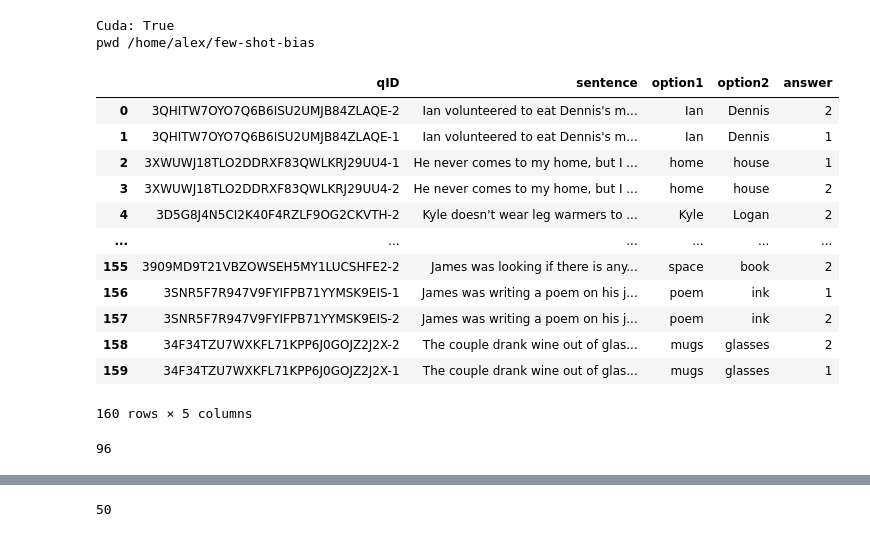
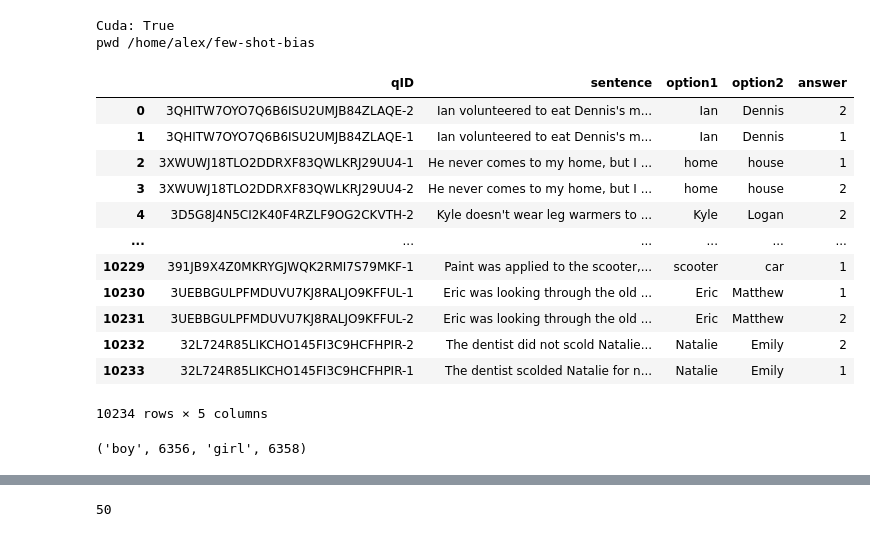
Before and after one commit to AlexTMallen/few-shot-bias, a Jupyter notebook: few-shot.ipynb, the cells around one changed output, grey strips where cells are left out. Cells and saved outputs as stored; diff of their text form; code cells hidden in the pictures.

```diff
--- a/few-shot.ipynb
+++ b/few-shot.ipynb
@@ -29,31 +29,23 @@ all_names = girl_names.union(boy_names)
 # %%
 # download dataset
 ddata = 'winogrande'
 if not os.path.isdir(ddata):
     !wget https://storage.googleapis.com/ai2-mosaic/public/winogrande/winogrande_1.1.zip -O winogrande.zip;
     !unzip -d winogrande winogrande.zip;
-data_name = "train_xs"
+data_name = "train_l"
 df = pd.read_json(f'winogrande/winogrande_1.1/{data_name}.jsonl', lines=True)
 df
 # %% [output]
 |  | qID | sentence | option1 | option2 | answer |
 | 0 | 3QHITW7OYO7Q6B6ISU2UMJB84ZLAQE-2 | Ian volunteered to eat Dennis's m... | Ian | Dennis | 2 |
 | 1 | 3QHITW7OYO7Q6B6ISU2UMJB84ZLAQE-1 | Ian volunteered to eat Dennis's m... | Ian | Dennis | 1 |
 | 2 | 3XWUWJ18TLO2DDRXF83QWLKRJ29UU4-1 | He never comes to my home, but I ... | home | house | 1 |
 | 3 | 3XWUWJ18TLO2DDRXF83QWLKRJ29UU4-2 | He never comes to my home, but I ... | home | house | 2 |
 | 4 | 3D5G8J4N5CI2K40F4RZLF9OG2CKVTH-2 | Kyle doesn't wear leg warmers to ... | Kyle | Logan | 2 |
 | ... | ... | ... | ... | ... | ... |
-| 155 | 3909MD9T21VBZOWSEH5MY1LUCSHFE2-2 | James was looking if there is any... | space | book | 2 |
-| 156 | 3SNR5F7R947V9FYIFPB71YYMSK9EIS-1 | James was writing a poem on his j... | poem | ink | 1 |
-| 157 | 3SNR5F7R947V9FYIFPB71YYMSK9EIS-2 | James was writing a poem on his j... | poem | ink | 2 |
-| 158 | 34F34TZU7WXKFL71KPP6J0GOJZ2J2X-2 | The couple drank wine out of glas... | mugs | glasses | 2 |
-| 159 | 34F34TZU7WXKFL71KPP6J0GOJZ2J2X-1 | The couple drank wine out of glas... | mugs | glasses | 1 |
+| 10229 | 391JB9X4Z0MKRYGJWQK2RMI7S79MKF-1 | Paint was applied to the scooter,... | scooter | car | 1 |
+| 10230 | 3UEBBGULPFMDUVU7KJ8RALJO9KFFUL-1 | Eric was looking through the old ... | Eric | Matthew | 1 |
+| 10231 | 3UEBBGULPFMDUVU7KJ8RALJO9KFFUL-2 | Eric was looking through the old ... | Eric | Matthew | 2 |
+| 10232 | 32L724R85LIKCHO145FI3C9HCFHPIR-2 | The dentist did not scold Natalie... | Natalie | Emily | 2 |
+| 10233 | 32L724R85LIKCHO145FI3C9HCFHPIR-1 | The dentist scolded Natalie for n... | Natalie | Emily | 1 |
-160 rows × 5 columns
+10234 rows × 5 columns
-# %%
-# subset of the dataset in which the two options are people's names
-named_subset = df[[(row.option1 in all_names) and (row.option2 in all_names) for row in df.iloc]].copy()
-# a small subset (<10%) of these sentences should not have nominative pronouns in place of the name
-# e.g. "the property of Megan" -/-> "the propery of she"
-len(named_subset)
-# %% [output]
-96
@@ -60 +59,8 @@ len(named_subset)
+# %%
+min_len = min(len(girl_subset), len(boy_subset))
+named_subset = mixed_subset.append(girl_subset.iloc[:min_len].append(boy_subset.iloc[:min_len]))
+names = list(named_subset.option1.values) + list(named_subset.option2.values)
+"boy", sum([n in boy_names for n in names]), "girl", sum([n in girl_names for n in names])
+# %% [output]
+('boy', 6356, 'girl', 6358)
 # %%
```
Also changed, not shown: parts of 13 cells of this notebook.
